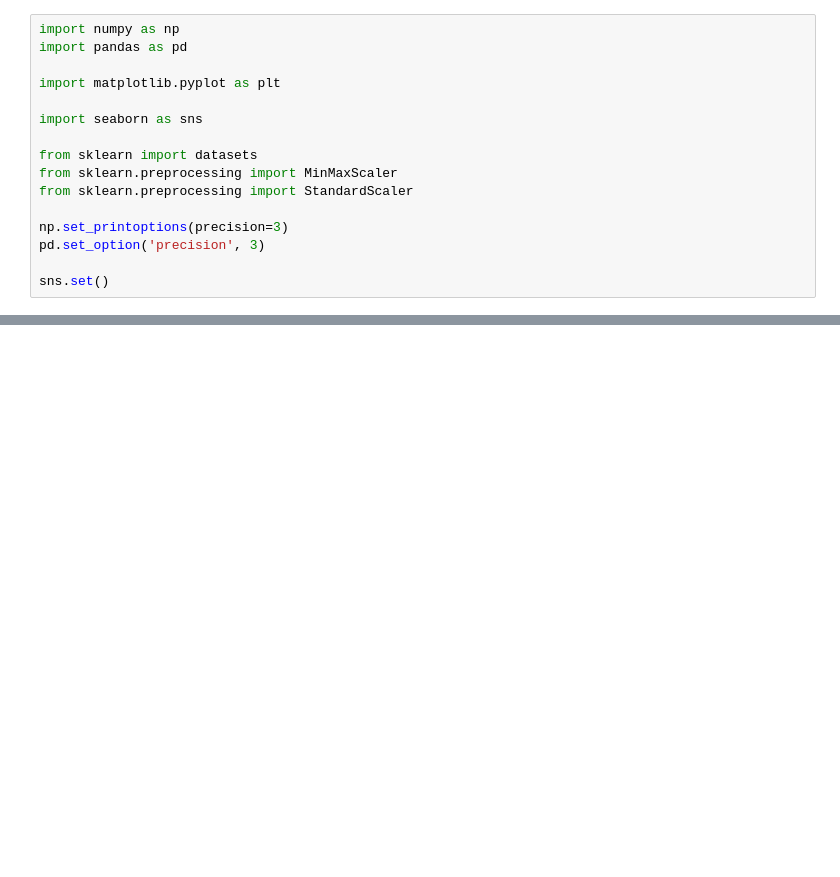
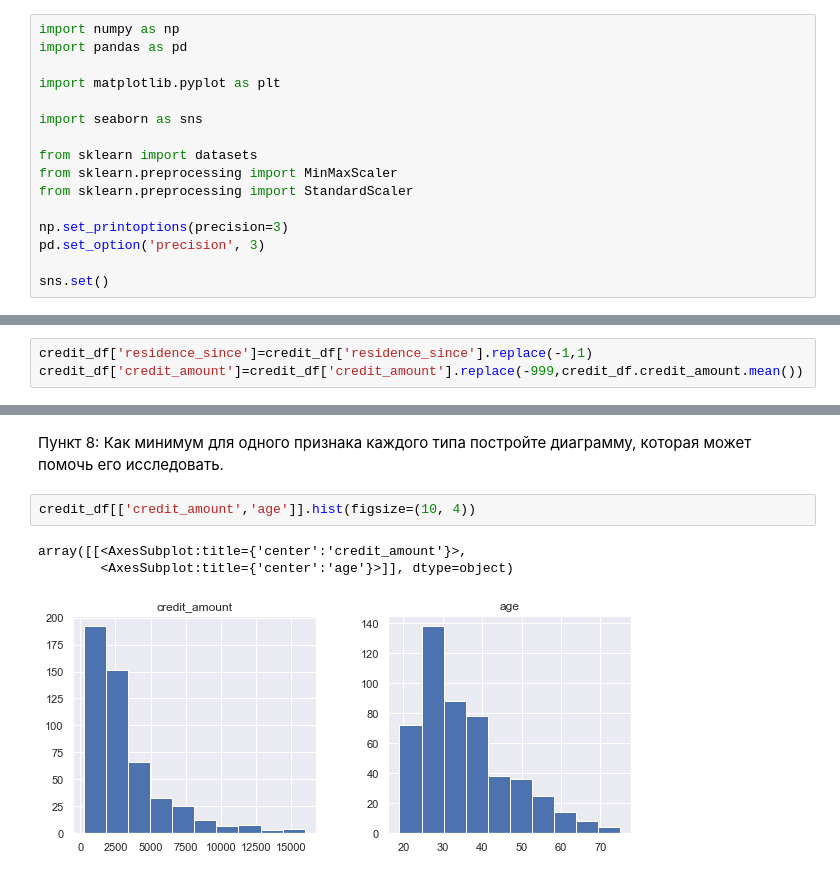
Before and after one commit to baklazhenko-dm/DataMining, a Jupyter notebook: lab1_task.ipynb, the cells around one changed output, grey strips where cells are left out. Saved outputs shown, nothing was run; the diff lists cells and outputs as text; blank space fills up the shorter version.

```diff
--- a/lab1_task.ipynb
+++ b/lab1_task.ipynb
@@ -38,0 +221,3 @@ credit_df = pd.read_csv(path, index_col=0)
+# %%
+credit_df['residence_since']=credit_df['residence_since'].replace(-1,1)
+credit_df['credit_amount']=credit_df['credit_amount'].replace(-999,credit_df.credit_amount.mean())
@@ -38,0 +236,8 @@ credit_df = pd.read_csv(path, index_col=0)
+# %% [markdown]
+Пункт 8: Как минимум для одного признака каждого типа постройте диаграмму, которая может помочь его исследовать.
+# %%
+credit_df[['credit_amount','age']].hist(figsize=(10, 4))
+# %% [output]
+array([[<AxesSubplot:title={'center':'credit_amount'}>,
+        <AxesSubplot:title={'center':'age'}>]], dtype=object)
+[figure, added]
```
Also changed, not shown: parts of 32 cells of this notebook.
